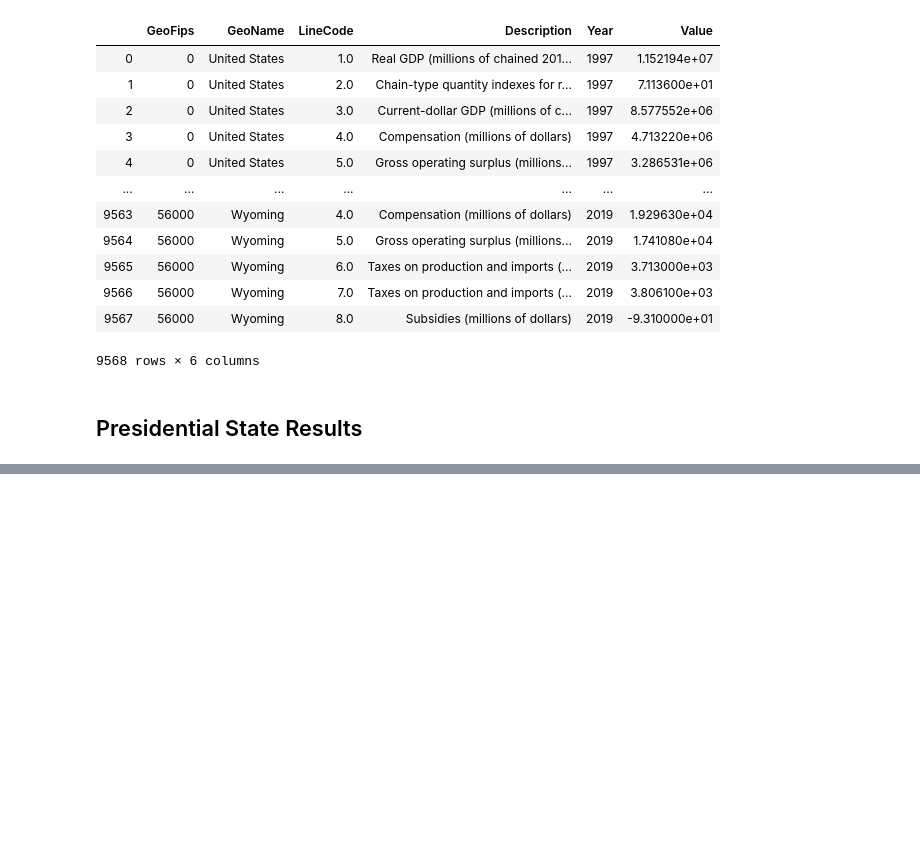
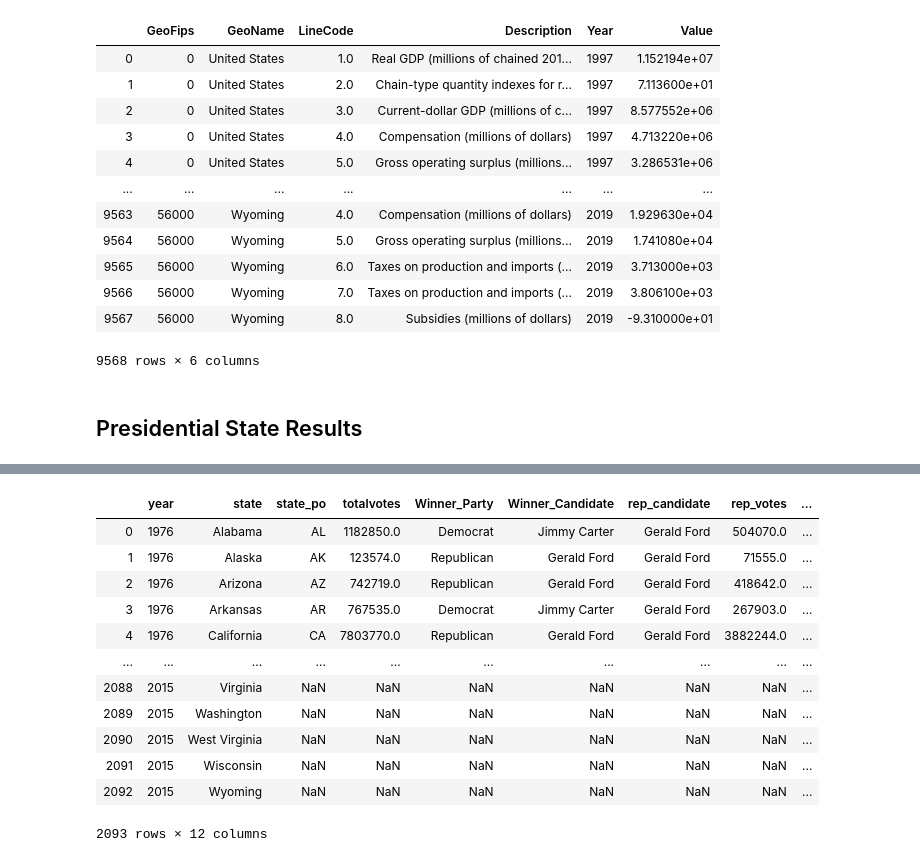
Before and after one commit to admiral810/State_GDP_Income_Taxes, a Jupyter notebook: GDP_Taxes_Income.ipynb, the cells around one changed output, grey strips where cells are left out. Cells and saved outputs as stored; diff of their text form; code cells hidden in the pictures; blank space fills up the shorter version.

```diff
--- a/GDP_Taxes_Income.ipynb
+++ b/GDP_Taxes_Income.ipynb
@@ -111,0 +194,21 @@ pres_df
+# %%
+pres_df.drop_duplicates(inplace=True)
+
+ts_df = pd.read_csv("Data/Source/year_state.csv")
+pres_df = pres_df.merge(ts_df, left_on=["year", "state"], right_on=["year", "state"], how="outer")
+
+pres_df
+# %% [output]
+|  | year | state | state_po | totalvotes | Winner_Party | Winner_Candidate | rep_candidate | rep_votes | ... |
+| 0 | 1976 | Alabama | AL | 1182850.0 | Democrat | Jimmy Carter | Gerald Ford | 504070.0 | ... |
+| 1 | 1976 | Alaska | AK | 123574.0 | Republican | Gerald Ford | Gerald Ford | 71555.0 | ... |
+| 2 | 1976 | Arizona | AZ | 742719.0 | Republican | Gerald Ford | Gerald Ford | 418642.0 | ... |
+| 3 | 1976 | Arkansas | AR | 767535.0 | Democrat | Jimmy Carter | Gerald Ford | 267903.0 | ... |
+| 4 | 1976 | California | CA | 7803770.0 | Republican | Gerald Ford | Gerald Ford | 3882244.0 | ... |
+| ... | ... | ... | ... | ... | ... | ... | ... | ... | ... |
+| 2088 | 2015 | Virginia | NaN | NaN | NaN | NaN | NaN | NaN | ... |
+| 2089 | 2015 | Washington | NaN | NaN | NaN | NaN | NaN | NaN | ... |
+| 2090 | 2015 | West Virginia | NaN | NaN | NaN | NaN | NaN | NaN | ... |
+| 2091 | 2015 | Wisconsin | NaN | NaN | NaN | NaN | NaN | NaN | ... |
+| 2092 | 2015 | Wyoming | NaN | NaN | NaN | NaN | NaN | NaN | ... |
+2093 rows × 12 columns
```
Also changed, not shown: parts of 9 cells of this notebook, 3 other files.
